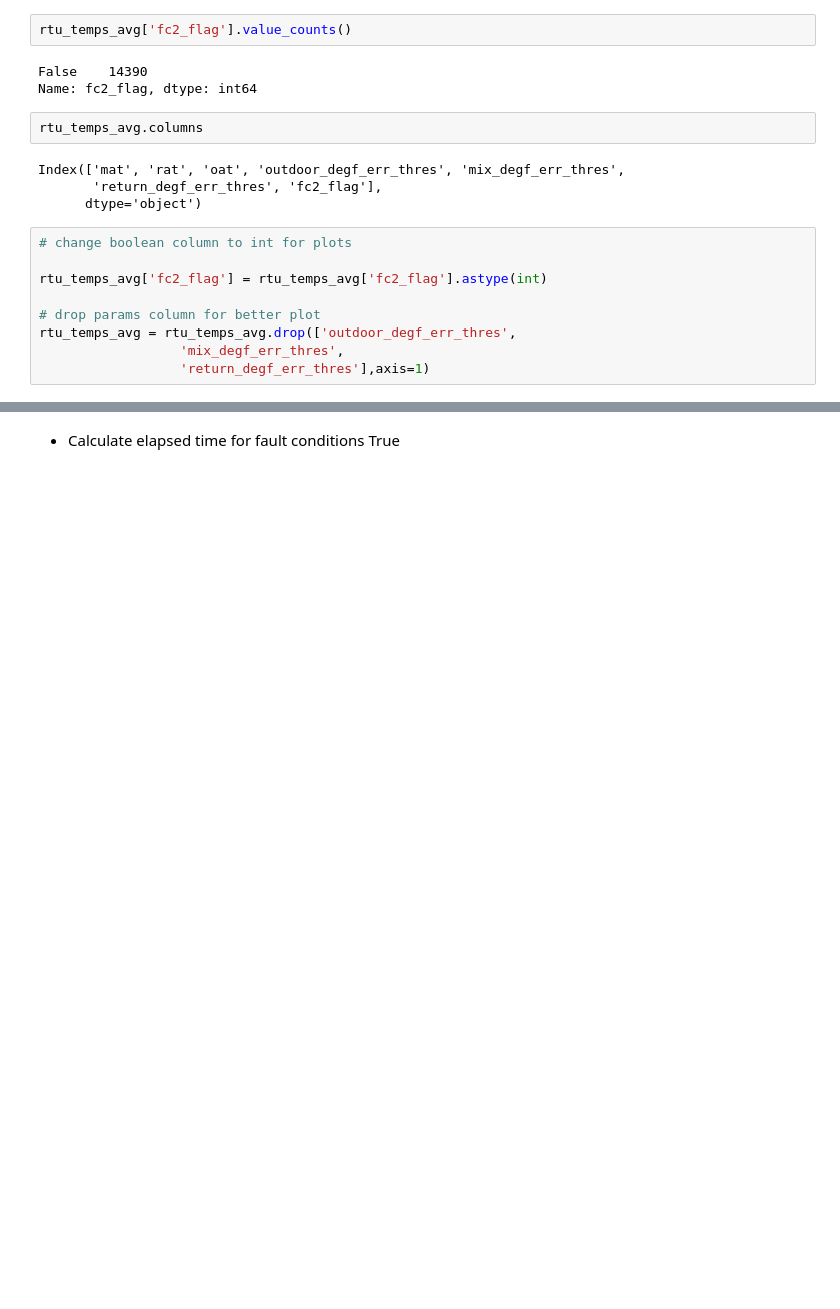
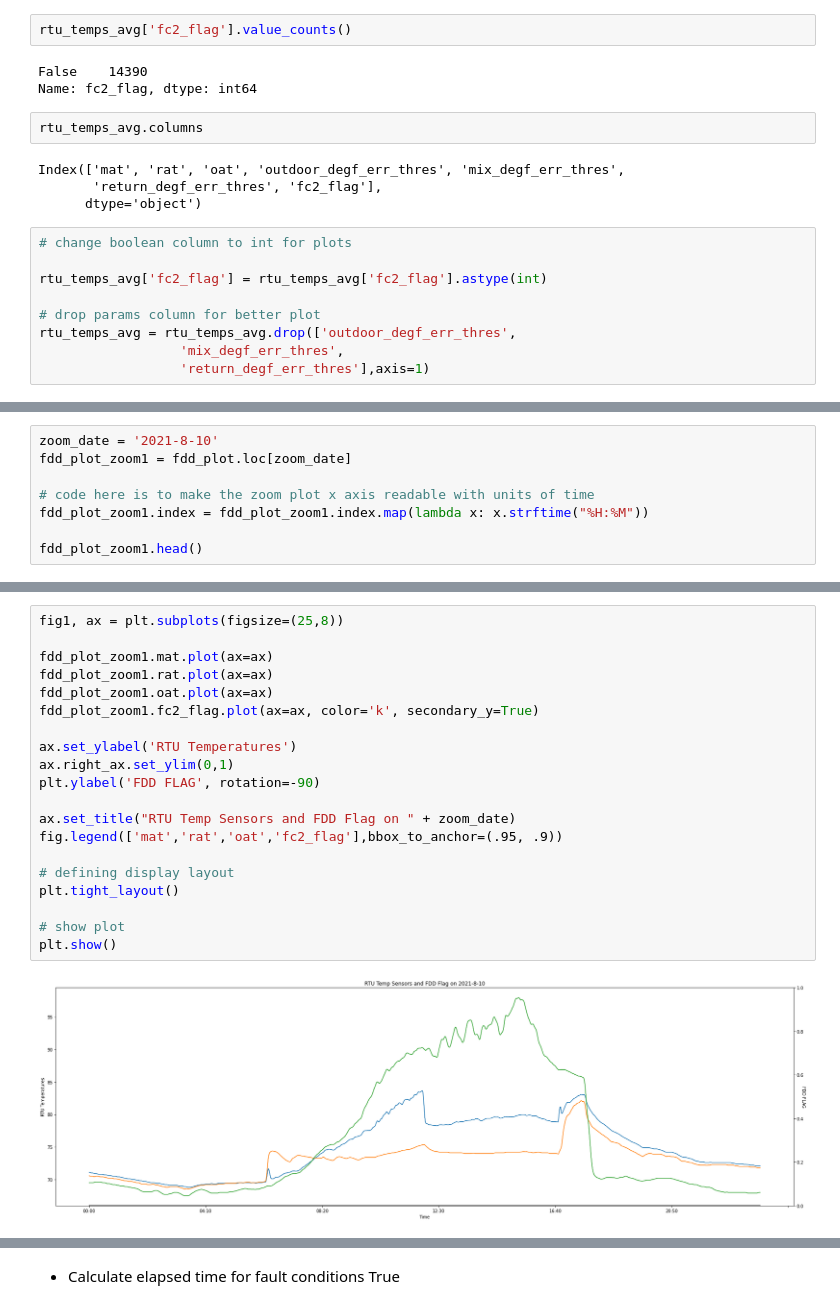
Before and after one commit to spillz-dxb/my-weekend-fdd-hobby, a Jupyter notebook: fc2_mix_air_temp.ipynb, the cells around one changed output, grey strips where cells are left out. Cells and saved outputs as stored; diff of their text form; blank space fills up the shorter version.

```diff
--- a/fc2_mix_air_temp.ipynb
+++ b/fc2_mix_air_temp.ipynb
@@ -205,0 +201,8 @@ plt.show()
+# %%
+zoom_date = '2021-8-10'
+fdd_plot_zoom1 = fdd_plot.loc[zoom_date]
+
+# code here is to make the zoom plot x axis readable with units of time
+fdd_plot_zoom1.index = fdd_plot_zoom1.index.map(lambda x: x.strftime("%H:%M"))
+
+fdd_plot_zoom1.head()
@@ -205,0 +217,22 @@ plt.show()
+# %%
+fig1, ax = plt.subplots(figsize=(25,8))
+
+fdd_plot_zoom1.mat.plot(ax=ax)
+fdd_plot_zoom1.rat.plot(ax=ax)
+fdd_plot_zoom1.oat.plot(ax=ax)
+fdd_plot_zoom1.fc2_flag.plot(ax=ax, color='k', secondary_y=True)
+
+ax.set_ylabel('RTU Temperatures')
+ax.right_ax.set_ylim(0,1)
+plt.ylabel('FDD FLAG', rotation=-90)
+
+ax.set_title("RTU Temp Sensors and FDD Flag on " + zoom_date)
+fig.legend(['mat','rat','oat','fc2_flag'],bbox_to_anchor=(.95, .9))
+
+# defining display layout
+plt.tight_layout()
+
+# show plot
+plt.show()
+# %% [output]
+[figure, added]
```
Also changed, not shown: parts of 42 cells of this notebook.
